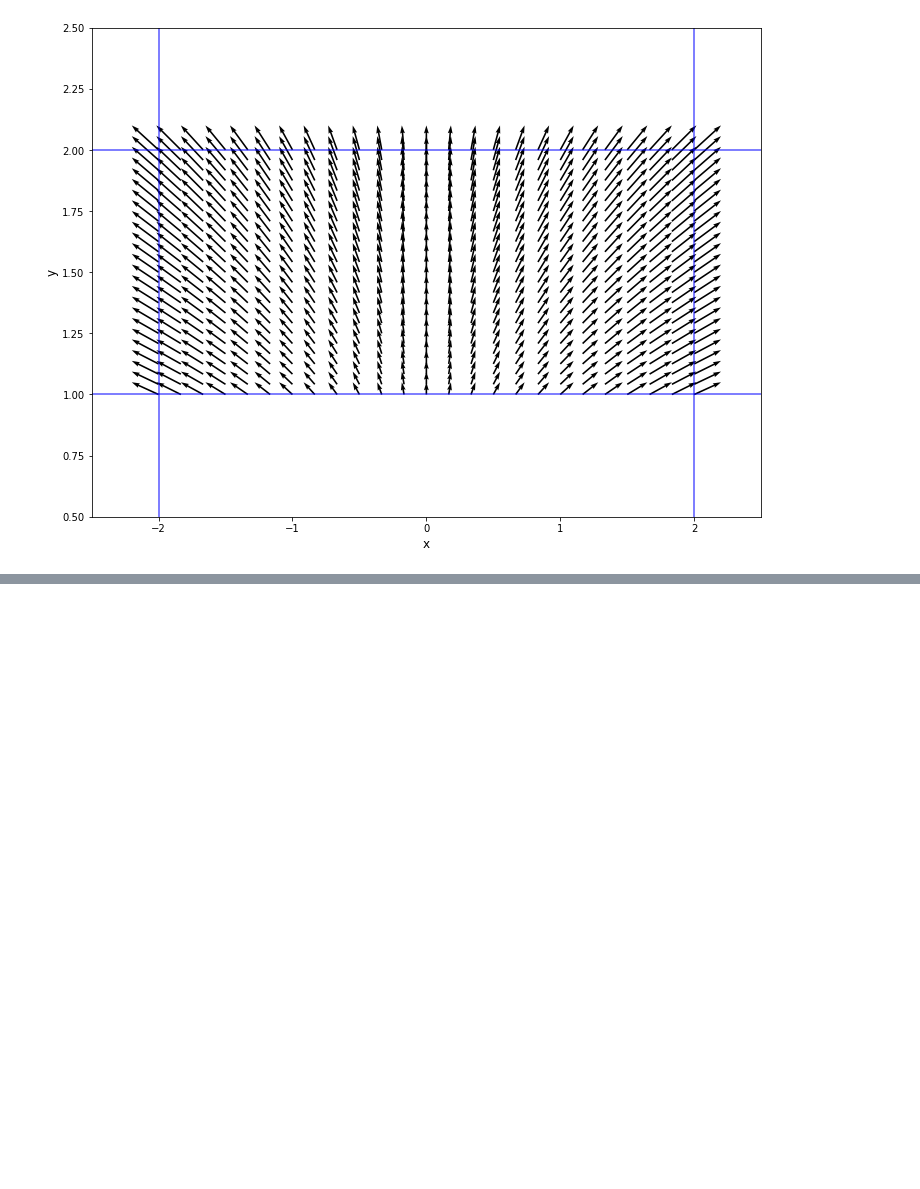
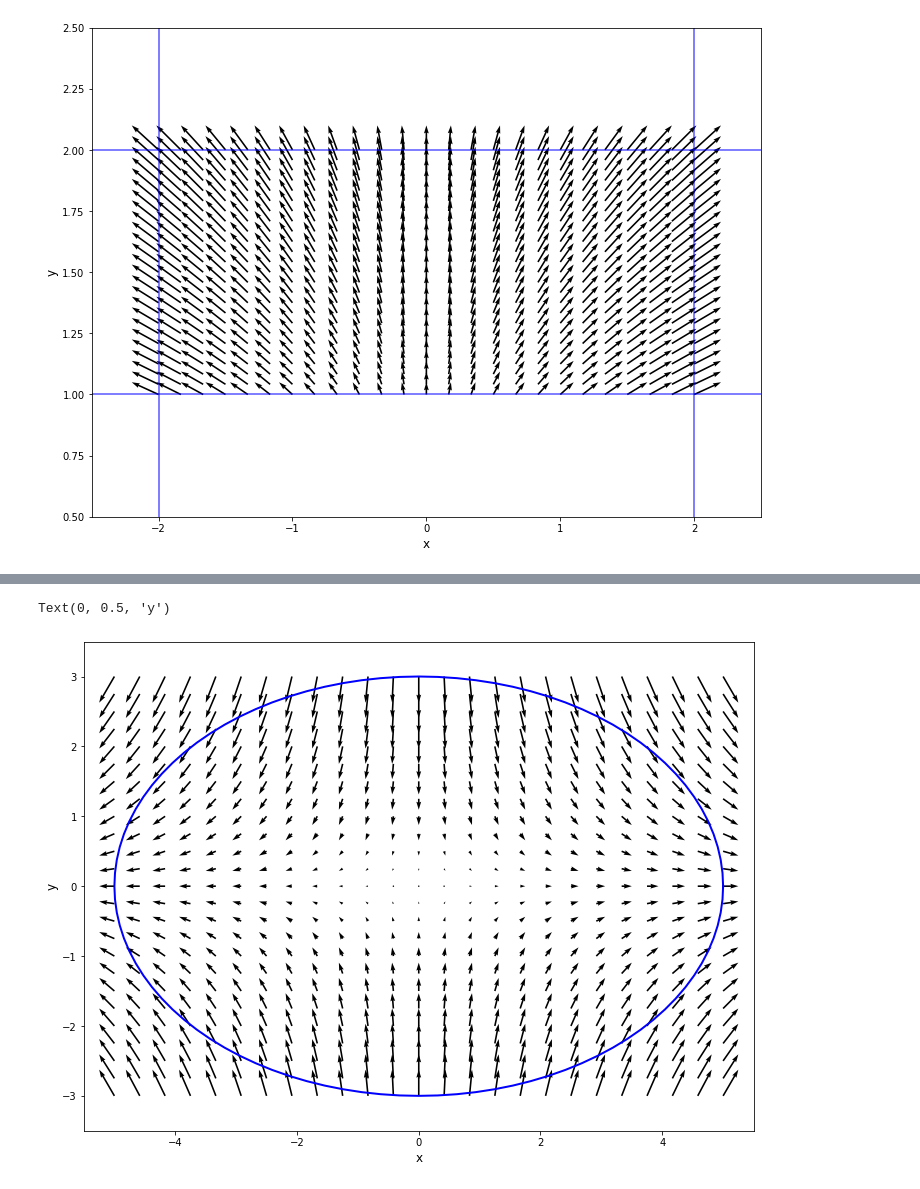
Before and after one commit to tlyonsSETU/Maths-Advanced-Calculus, a Jupyter notebook: Python Lab 3.ipynb, the cells around one changed output, grey strips where cells are left out. Cells and saved outputs as stored; diff of their text form; code cells hidden in the pictures; blank space fills up the shorter version.

```diff
--- a/Python Lab 3.ipynb
+++ b/Python Lab 3.ipynb
@@ -190,0 +202,35 @@ Text(0, 0.5, 'y')
+# %%
+X=np.linspace(-5,5,25)
+Y=np.linspace(-3,3,25)
+x,y=np.meshgrid(X,Y)
+# %%
+t=np.linspace(0,2*np.pi,101)
+# %%
+def Ex(t):
+  return 5*np.cos(t)
+
+def Ey(t):
+  return 3*np.sin(t)
+# %%
+def F1(x,y):
+  return .1*x
+
+def F2(x,y):
+  return -0.25*y
+# %%
+plt.figure(figsize=(12,9))
+
+plt.quiver(x , y , F1(x,y) , F2(x,y),scale=2,scale_units='xy',angles='xy')  # The quiver plot for the gradient field
+
+plt.plot(Ex(t),Ey(t),c='b',lw=2)
+
+
+plt.xlim(-5.5,5.5)
+plt.ylim(-3.5,3.5)
+
+plt.xlabel('x',size=12) # The x label
+
+plt.ylabel('y',size=12) # The y label
+# %% [output]
+Text(0, 0.5, 'y')
+[figure, added]
```
Also changed, not shown: parts of 3 cells of this notebook.
